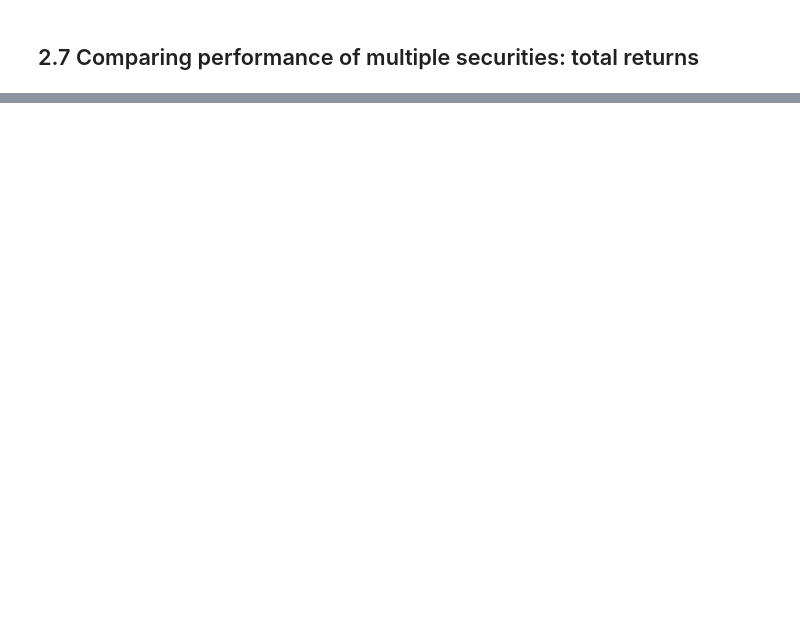
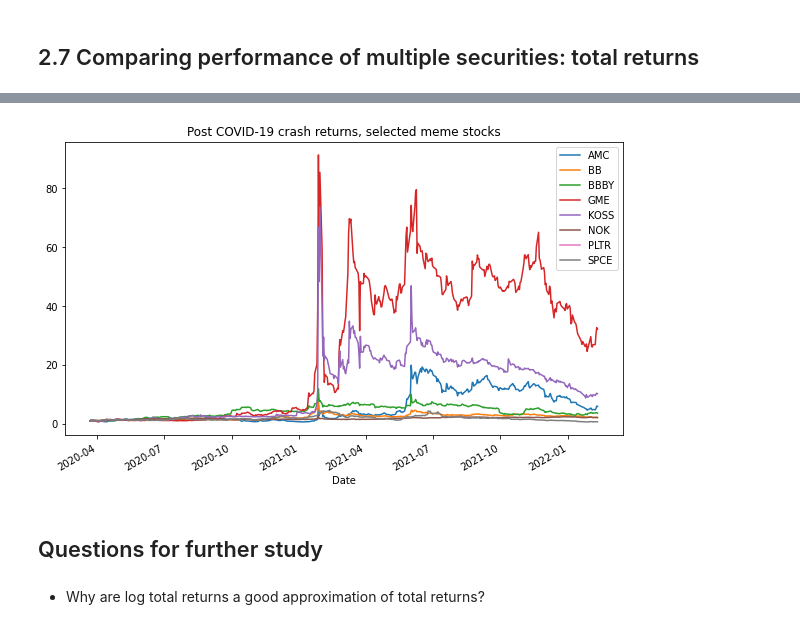
Before and after one commit to williewheeler/finance-demos, a Jupyter notebook: ch02-individual-security-returns.ipynb, the cells around one changed output, grey strips where cells are left out. Cells and saved outputs as stored; diff of their text form; code cells hidden in the pictures; blank space fills up the shorter version.

```diff
--- a/ch02-individual-security-returns.ipynb
+++ b/ch02-individual-security-returns.ipynb
@@ -266,0 +382,11 @@ plt.show()
+# %%
+def compare_total_returns(symbols, start, end, title):
+    cols = []
+    for symbol in symbols:
+        ticker = yf.Ticker(symbol, session=session)
+        hist_df = ticker.history(start=start, end=end, auto_adjust=False, back_adjust=False)
+        cols.append(hist_df["Adj Close"].rename(symbol))
+    comb_df = pd.concat(cols, axis=1)
+    norm_df = comb_df.div(comb_df.iloc[0])
+    norm_df.plot(title=title, figsize=(10, 6))
+    plt.show()
@@ -266,0 +405,18 @@ plt.show()
+# %%
+symbols = [
+    "AMC",
+    "BB",
+    "BBBY",
+    "GME",
+    "KOSS",
+    "NOK",
+    "PLTR",
+    "SPCE",
+]
+compare_total_returns(symbols, "2020-03-23", "2022-02-11", "Post COVID-19 crash returns, selected meme stocks")
+# %% [output]
+[figure, added]
+# %% [markdown]
+## Questions for further study
+# %% [markdown]
+- Why are log total returns a good approximation of total returns?
```
Also changed, not shown: parts of 23 cells of this notebook, 3 other files.
